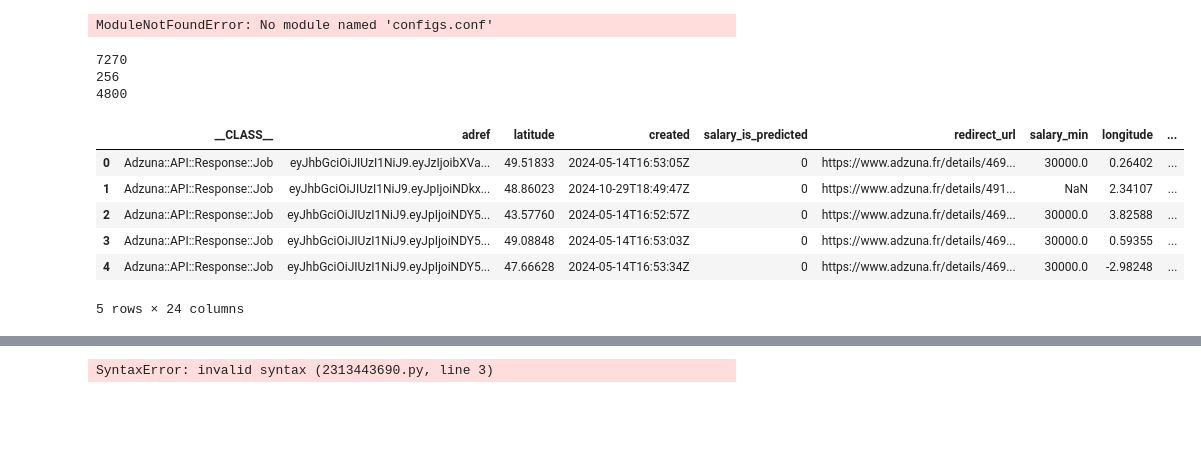
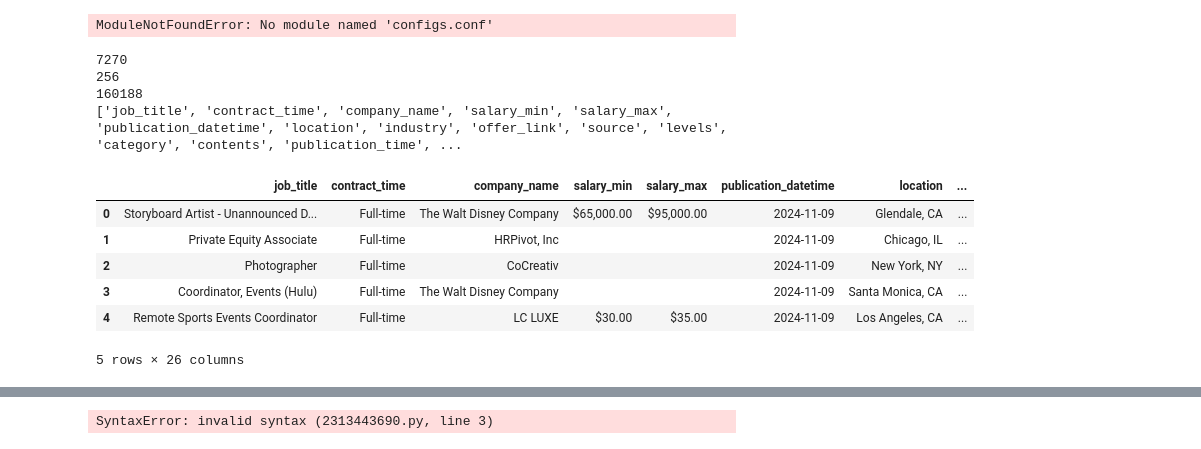
Before and after one commit to sodagt/JobMarket, a Jupyter notebook: processing/test_process.ipynb, the cells around one changed output, grey strips where cells are left out. Drawn from its saved outputs; the diff is of its cells as text; code cells hidden in the pictures; blank space fills up the shorter version.

```diff
--- a/processing/test_process.ipynb
+++ b/processing/test_process.ipynb
@@ -47,40 +47,65 @@ companies_linkedin_2 = pd.read_pickle('../outputs/raw/companies_linkedin_nov_5.p
 companies_linkedin_3 = pd.read_pickle('../outputs/raw/companies_linkedin_nov_10.pkl')
 companies_linkedin_4 = pd.read_pickle('../outputs/raw/companies_linkedin_nov_15.pkl')
 companies_linkedin_dup = pd.concat([companies_linkedin_1,companies_linkedin_2,companies_linkedin_3,companies_linkedin_4], ignore_index=True)
 companies_linkedin = companies_linkedin_dup.drop_duplicates()
 
 
 #test = jobs_linkedin['company_link'].unique
 #print(test)
 
 #jobs_linkedin.head()
 companies_linkedin_4.head()
 
 
 print(len(jobs_linkedin))
 #14650 for United States jobs
 #1634 in jobs_linkedin_nov_5.pkl
 #2078
 #7270 all
 
 print(len(companies_linkedin))
 #69 in  companies_linkedin_nov_5.pkl
 #83 in companies_linkedin_nov_10.pkl
 #95 in companies_linkedin_nov_15.pkl
 #256 all
 
+jobs = pd.read_pickle('../outputs/final/jobs.pkl')
+final_jobs = pd.read_pickle('../outputs/final/jobs.pkl')
 
-print(len(jobs_adzuna_test_country))
+#final_companies = pd.read_pickle('../outputs/final/companies.pkl')
 
-jobs_adzuna_test_country.head()
+
+import json
+import pprint
+
+print(len(final_jobs))
+final_jobs.describe
+#160188 jobs
+#1890 companies
+#final_jobs.head()
+
+print(final_jobs.columns.tolist())
+
+jobs_full = jobs[['job_title', 'contract_time', 'company_name', 'salary_min', 'salary_max', 'publication_datetime', 'location', 'industry', 'offer_link', 'source', 'levels', 'category', 'contents', 'publication_time', 'publication_date', 'contract_type', 'country', 'state', 'city', 'postcode', 'latitude', 'longitude', 'currency_name', 'job_description', 'type_contract', 'addressCountry']]
+jobs_full.head()
+
+#['job_title', 'contract_time', 'company_name', 'salary_min', 'salary_max', 'publication_datetime', 'location', 'industry', 'offer_link', 'source', 'levels', 'category', 'contents', 'publication_time', 'publication_date', 'contract_type', 'country', 'state', 'city', 'postcode', 'latitude', 'longitude', 'currency_name', 'job_description', 'type_contract', 'addressCountry']
+
+
+
+#jobs_json = json.dumps(json.loads(jobs_full.to_json(orient="records")))
+#json_data = jobs_full.to_json(orient='records')
+
+#pprint.pprint(json_data, compact=True)
 # %% [output]
 7270
 256
-4800
+160188
+['job_title', 'contract_time', 'company_name', 'salary_min', 'salary_max', 'publication_datetime', 'location', 'industry', 'offer_link', 'source', 'levels', 'category', 'contents', 'publication_time', ...
-|  | __CLASS__ | adref | latitude | created | salary_is_predicted | redirect_url | salary_min | longitude | ... |
-| 0 | Adzuna::API::Response::Job | eyJhbGciOiJIUzI1NiJ9.eyJzIjoibXVa... | 49.51833 | 2024-05-14T16:53:05Z | 0 | https://www.adzuna.fr/details/469... | 30000.0 | 0.26402 | ... |
-| 1 | Adzuna::API::Response::Job | eyJhbGciOiJIUzI1NiJ9.eyJpIjoiNDkx... | 48.86023 | 2024-10-29T18:49:47Z | 0 | https://www.adzuna.fr/details/491... | NaN | 2.34107 | ... |
-| 2 | Adzuna::API::Response::Job | eyJhbGciOiJIUzI1NiJ9.eyJpIjoiNDY5... | 43.57760 | 2024-05-14T16:52:57Z | 0 | https://www.adzuna.fr/details/469... | 30000.0 | 3.82588 | ... |
-| 3 | Adzuna::API::Response::Job | eyJhbGciOiJIUzI1NiJ9.eyJpIjoiNDY5... | 49.08848 | 2024-05-14T16:53:03Z | 0 | https://www.adzuna.fr/details/469... | 30000.0 | 0.59355 | ... |
-| 4 | Adzuna::API::Response::Job | eyJhbGciOiJIUzI1NiJ9.eyJpIjoiNDY5... | 47.66628 | 2024-05-14T16:53:34Z | 0 | https://www.adzuna.fr/details/469... | 30000.0 | -2.98248 | ... |
+|  | job_title | contract_time | company_name | salary_min | salary_max | publication_datetime | location | ... |
+| 0 | Storyboard Artist - Unannounced D... | Full-time | The Walt Disney Company | $65,000.00 | $95,000.00 | 2024-11-09 | Glendale, CA | ... |
+| 1 | Private Equity Associate | Full-time | HRPivot, Inc |  |  | 2024-11-09 | Chicago, IL | ... |
+| 2 | Photographer | Full-time | CoCreativ |  |  | 2024-11-09 | New York, NY | ... |
+| 3 | Coordinator, Events (Hulu) | Full-time | The Walt Disney Company |  |  | 2024-11-09 | Santa Monica, CA | ... |
+| 4 | Remote Sports Events Coordinator | Full-time | LC LUXE | $30.00 | $35.00 | 2024-11-09 | Los Angeles, CA | ... |
-5 rows × 24 columns
+5 rows × 26 columns
```
Also changed, not shown: parts of 3 cells of this notebook, 10 other files.
